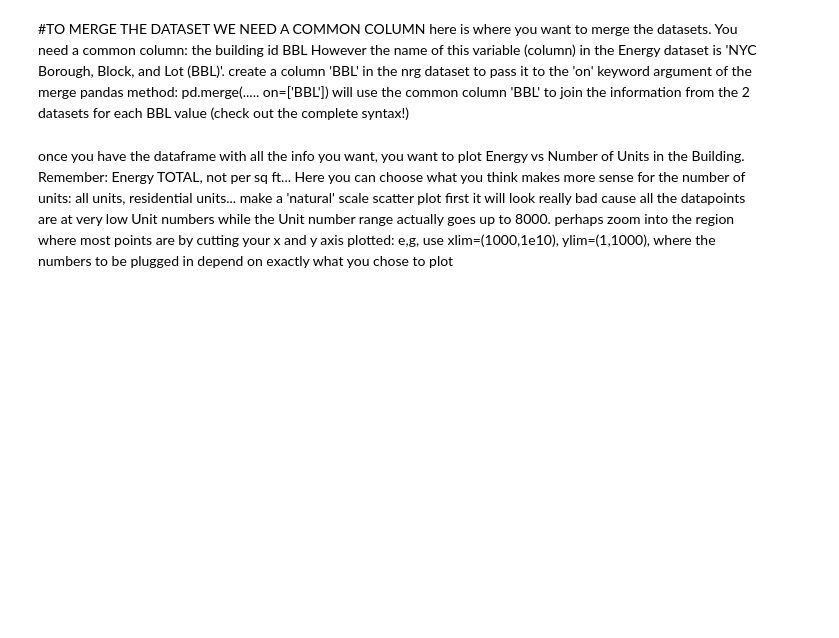
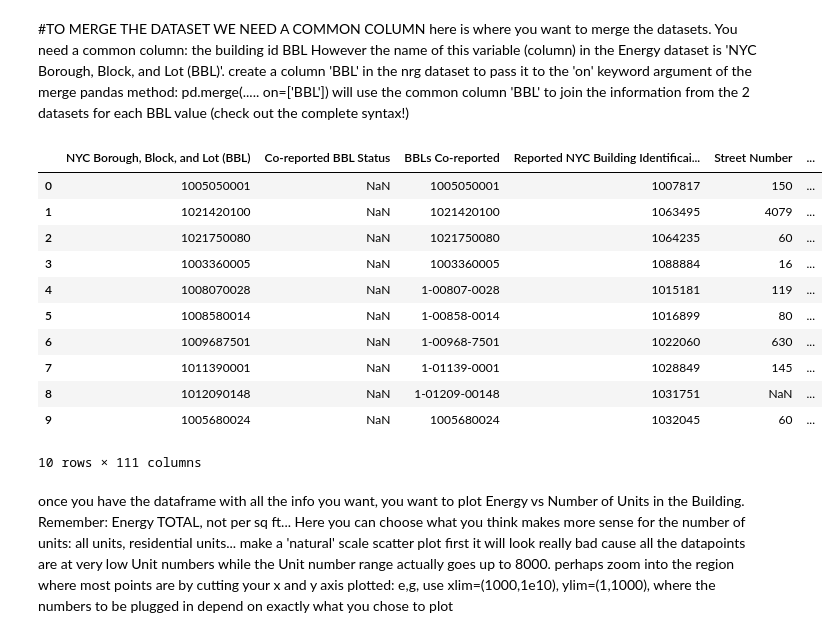
Before and after one commit to livenlulu/PUI2015_lkang, a Jupyter notebook: HW5/building_nrg_instructions.ipynb, the cells around one changed output. Drawn from its saved outputs; the diff is of its cells as text; code cells hidden in the pictures; blank space fills up the shorter version.

```diff
--- a/HW5/building_nrg_instructions.ipynb
+++ b/HW5/building_nrg_instructions.ipynb
@@ -113,4 +116,4 @@ I want to use from my arrays of interest. I can replace the entries that failed
 (because my function return Trues when I can convert and False otherwise i actuallly want the complementary array: ~indx)
 # %%
 #create the indeces array here
-#indx = ...
+indx = np.vectorize(canconvert)(nrg['Site EUI(kBtu/ft2)'])
@@ -141,3 +175,20 @@ However the name of this variable (column) in the Energy dataset is     'NYC Bor
+# %%
+nrg['BBL'] = nrg['NYC Borough, Block, and Lot (BBL)']
+bblnrgdata = pd.merge(nrg, bsize, on='BBL')
+bblnrgdata[:10]
+# %% [output]
+|  | NYC Borough, Block, and Lot (BBL) | Co-reported BBL Status | BBLs Co-reported | Reported NYC Building Identificai... | Street Number | ... |
+| 0 | 1005050001 | NaN | 1005050001 | 1007817 | 150 | ... |
+| 1 | 1021420100 | NaN | 1021420100 | 1063495 | 4079 | ... |
+| 2 | 1021750080 | NaN | 1021750080 | 1064235 | 60 | ... |
+| 3 | 1003360005 | NaN | 1003360005 | 1088884 | 16 | ... |
+| 4 | 1008070028 | NaN | 1-00807-0028 | 1015181 | 119 | ... |
+| 5 | 1008580014 | NaN | 1-00858-0014 | 1016899 | 80 | ... |
+| 6 | 1009687501 | NaN | 1-00968-7501 | 1022060 | 630 | ... |
+| 7 | 1011390001 | NaN | 1-01139-0001 | 1028849 | 145 | ... |
+| 8 | 1012090148 | NaN | 1-01209-00148 | 1031751 | NaN | ... |
+| 9 | 1005680024 | NaN | 1005680024 | 1032045 | 60 | ... |
+10 rows × 111 columns
 # %% [markdown]
 once you have the dataframe with all the info you want, you want to plot
 Energy vs Number of Units in the Building.
```
Also changed, not shown: parts of 18 cells of this notebook.
